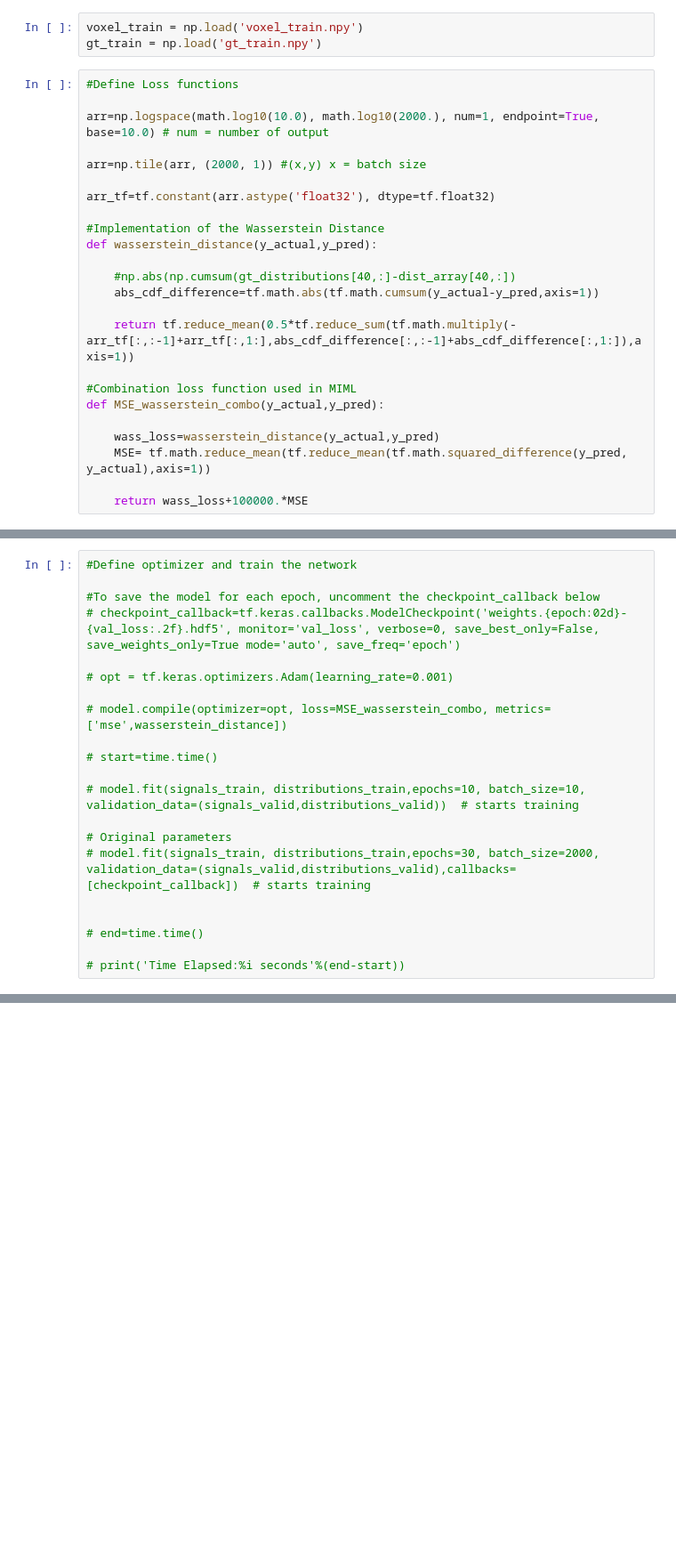
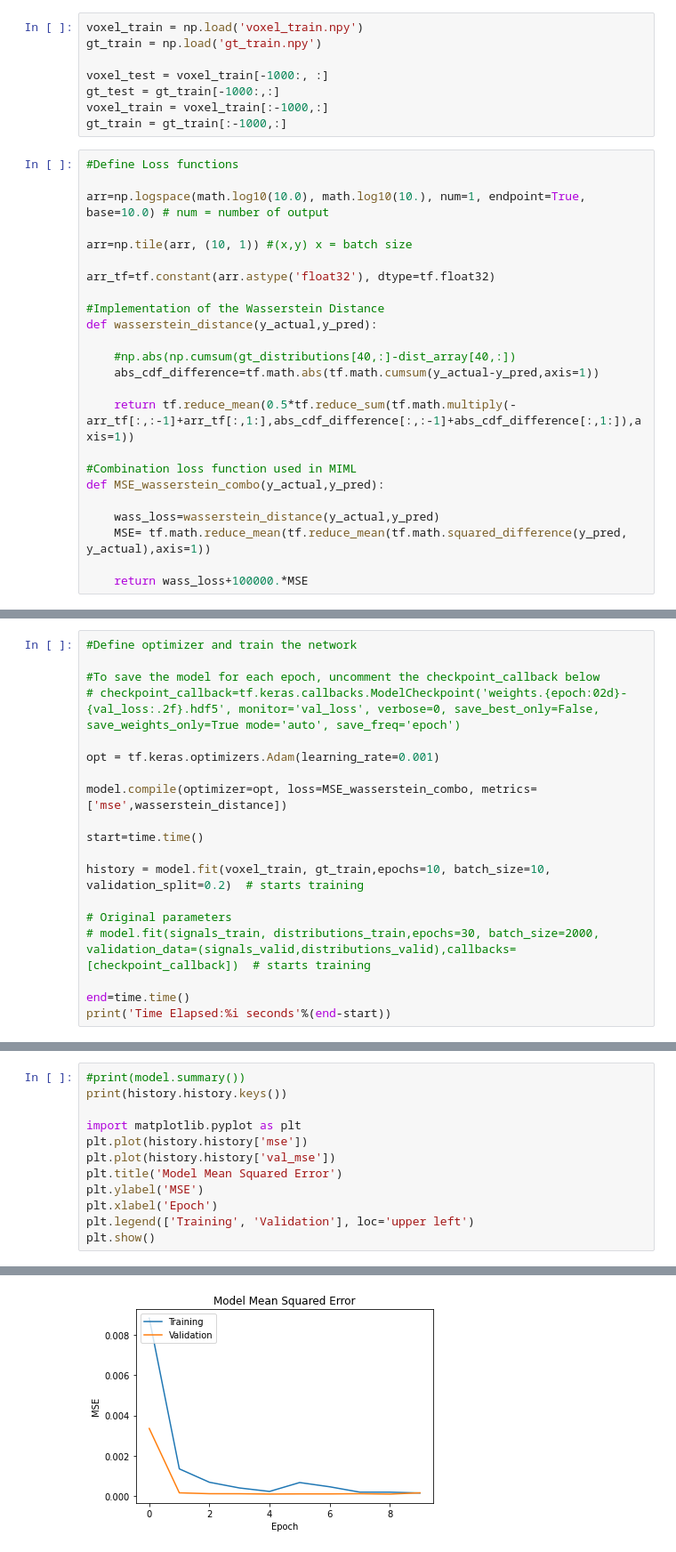
Before and after one commit to yv17/MRI-Deep-Learning, a Jupyter notebook: miml.ipynb, the cells around one changed output, grey strips where cells are left out. Shown: that part at 89% size. Drawn from its saved outputs; the diff is of its cells as text; blank space fills up the shorter version.

Commit message:
Added first trained model

```diff
--- a/miml.ipynb
+++ b/miml.ipynb
@@ -6,12 +6,17 @@ import math
 # %%
 voxel_train = np.load('voxel_train.npy')
 gt_train = np.load('gt_train.npy')
+
+voxel_test = voxel_train[-1000:, :]
+gt_test = gt_train[-1000:,:]
+voxel_train = voxel_train[:-1000,:]
+gt_train = gt_train[:-1000,:]
 # %%
 #Define Loss functions
 
-arr=np.logspace(math.log10(10.0), math.log10(2000.), num=1, endpoint=True, base=10.0) # num = number of output
+arr=np.logspace(math.log10(10.0), math.log10(10.), num=1, endpoint=True, base=10.0) # num = number of output
 
-arr=np.tile(arr, (2000, 1)) #(x,y) x = batch size
+arr=np.tile(arr, (10, 1)) #(x,y) x = batch size
 
 arr_tf=tf.constant(arr.astype('float32'), dtype=tf.float32)
 
@@ -48,18 +53,16 @@ model = tf.keras.Model(inputs=inputs, outputs=outputs)
 #To save the model for each epoch, uncomment the checkpoint_callback below
 # checkpoint_callback=tf.keras.callbacks.ModelCheckpoint('weights.{epoch:02d}-{val_loss:.2f}.hdf5', monitor='val_loss', verbose=0, save_best_only=False, save_weights_only=True mode='auto', save_freq='epoch')
 
-# opt = tf.keras.optimizers.Adam(learning_rate=0.001)
+opt = tf.keras.optimizers.Adam(learning_rate=0.001)
 
-# model.compile(optimizer=opt, loss=MSE_wasserstein_combo, metrics=['mse',wasserstein_distance])
+model.compile(optimizer=opt, loss=MSE_wasserstein_combo, metrics=['mse',wasserstein_distance])
 
-# start=time.time()
+start=time.time()
 
-# model.fit(signals_train, distributions_train,epochs=10, batch_size=10, validation_data=(signals_valid,distributions_valid))  # starts training
+history = model.fit(voxel_train, gt_train,epochs=10, batch_size=10, validation_split=0.2)  # starts training
 
 # Original parameters
 # model.fit(signals_train, distributions_train,epochs=30, batch_size=2000, validation_data=(signals_valid,distributions_valid),callbacks=[checkpoint_callback])  # starts training
 
-
-# end=time.time()
-
-# print('Time Elapsed:%i seconds'%(end-start))
+end=time.time()
+print('Time Elapsed:%i seconds'%(end-start))
@@ -65,0 +87,13 @@ model = tf.keras.Model(inputs=inputs, outputs=outputs)
+# %%
+#print(model.summary())
+print(history.history.keys())
+
+import matplotlib.pyplot as plt
+plt.plot(history.history['mse'])
+plt.plot(history.history['val_mse'])
+plt.title('Model Mean Squared Error')
+plt.ylabel('MSE')
+plt.xlabel('Epoch')
+plt.legend(['Training', 'Validation'], loc='upper left')
+plt.show()
+# %% [output]
@@ -65,0 +101 @@ model = tf.keras.Model(inputs=inputs, outputs=outputs)
+[figure, added]
```
Also changed, not shown: parts of 6 cells of this notebook, 7 other files.
